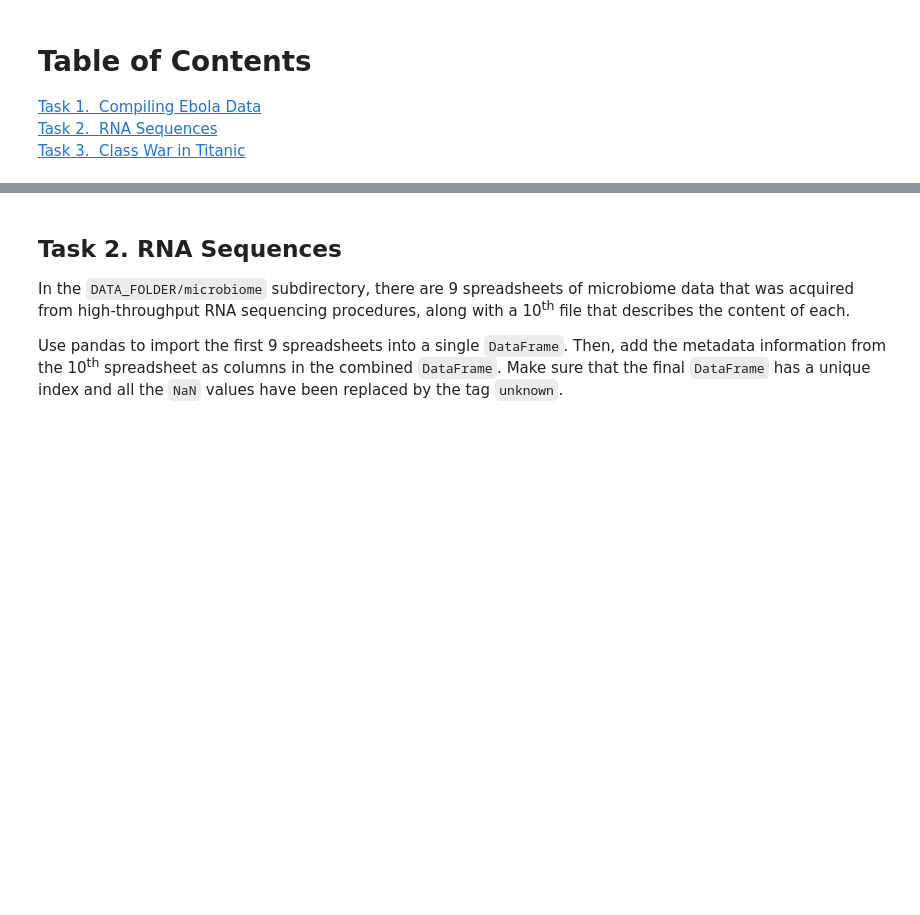
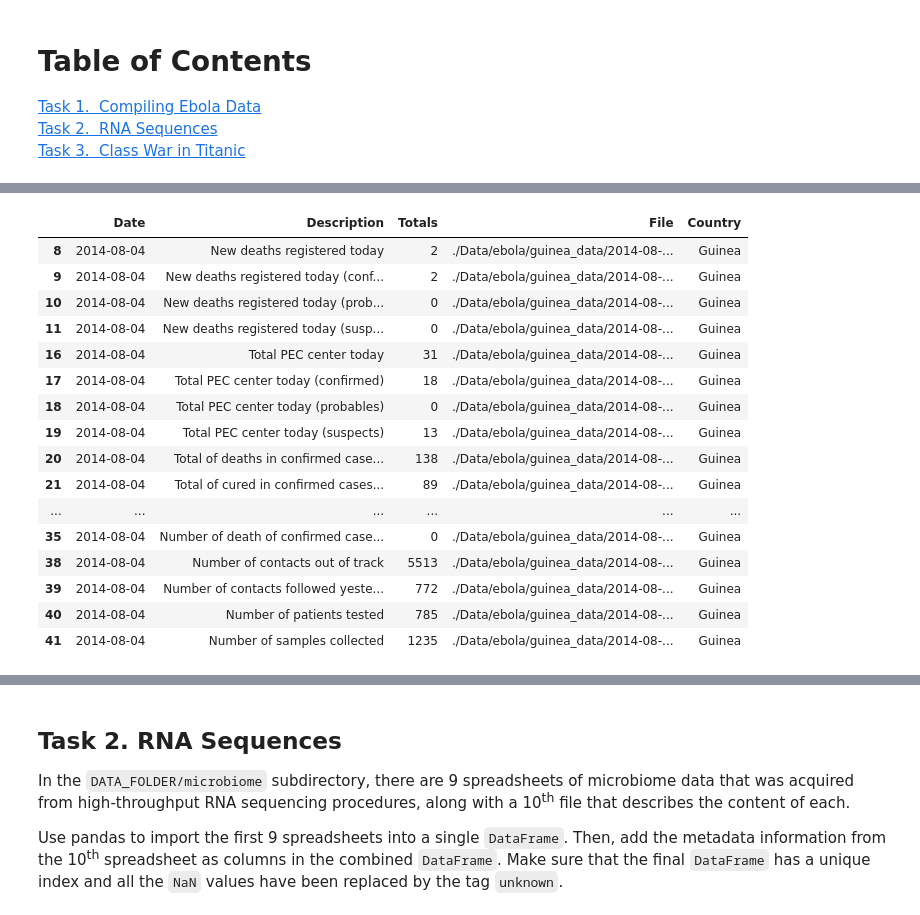
Before and after one commit to brunebastide/ADA, a Jupyter notebook: 01 - Pandas and Data Wrangling/Homework 1.ipynb, the cells around one changed output, grey strips where cells are left out. Cells and saved outputs as stored; diff of their text form; code cells hidden in the pictures; blank space fills up the shorter version.

```diff
--- a/01 - Pandas and Data Wrangling/Homework 1.ipynb
+++ b/01 - Pandas and Data Wrangling/Homework 1.ipynb
@@ -45,0 +57,4 @@ files_for_country(countries[0])
+# %%
+# check all the description that we need to take into account
+desc_counts = guinea.Description.value_counts()
+desc_counts
@@ -45,0 +79,22 @@ files_for_country(countries[0])
+# %%
+#
+uniq_desc = list(desc_counts[desc_counts == 1].index)
+guinea[guinea.Description.isin(uniq_desc)]
+# %% [output]
+|  | Date | Description | Totals | File | Country |
+| 8 | 2014-08-04 | New deaths registered today | 2 | ./Data/ebola/guinea_data/2014-08-... | Guinea |
+| 9 | 2014-08-04 | New deaths registered today (conf... | 2 | ./Data/ebola/guinea_data/2014-08-... | Guinea |
+| 10 | 2014-08-04 | New deaths registered today (prob... | 0 | ./Data/ebola/guinea_data/2014-08-... | Guinea |
+| 11 | 2014-08-04 | New deaths registered today (susp... | 0 | ./Data/ebola/guinea_data/2014-08-... | Guinea |
+| 16 | 2014-08-04 | Total PEC center today | 31 | ./Data/ebola/guinea_data/2014-08-... | Guinea |
+| 17 | 2014-08-04 | Total PEC center today (confirmed) | 18 | ./Data/ebola/guinea_data/2014-08-... | Guinea |
+| 18 | 2014-08-04 | Total PEC center today (probables) | 0 | ./Data/ebola/guinea_data/2014-08-... | Guinea |
+| 19 | 2014-08-04 | Total PEC center today (suspects) | 13 | ./Data/ebola/guinea_data/2014-08-... | Guinea |
+| 20 | 2014-08-04 | Total of deaths in confirmed case... | 138 | ./Data/ebola/guinea_data/2014-08-... | Guinea |
+| 21 | 2014-08-04 | Total of cured in confirmed cases... | 89 | ./Data/ebola/guinea_data/2014-08-... | Guinea |
+| ... | ... | ... | ... | ... | ... |
+| 35 | 2014-08-04 | Number of death of confirmed case... | 0 | ./Data/ebola/guinea_data/2014-08-... | Guinea |
+| 38 | 2014-08-04 | Number of contacts out of track | 5513 | ./Data/ebola/guinea_data/2014-08-... | Guinea |
+| 39 | 2014-08-04 | Number of contacts followed yeste... | 772 | ./Data/ebola/guinea_data/2014-08-... | Guinea |
+| 40 | 2014-08-04 | Number of patients tested | 785 | ./Data/ebola/guinea_data/2014-08-... | Guinea |
+| 41 | 2014-08-04 | Number of samples collected | 1235 | ./Data/ebola/guinea_data/2014-08-... | Guinea |
```
Also changed, not shown: parts of 9 cells of this notebook.
